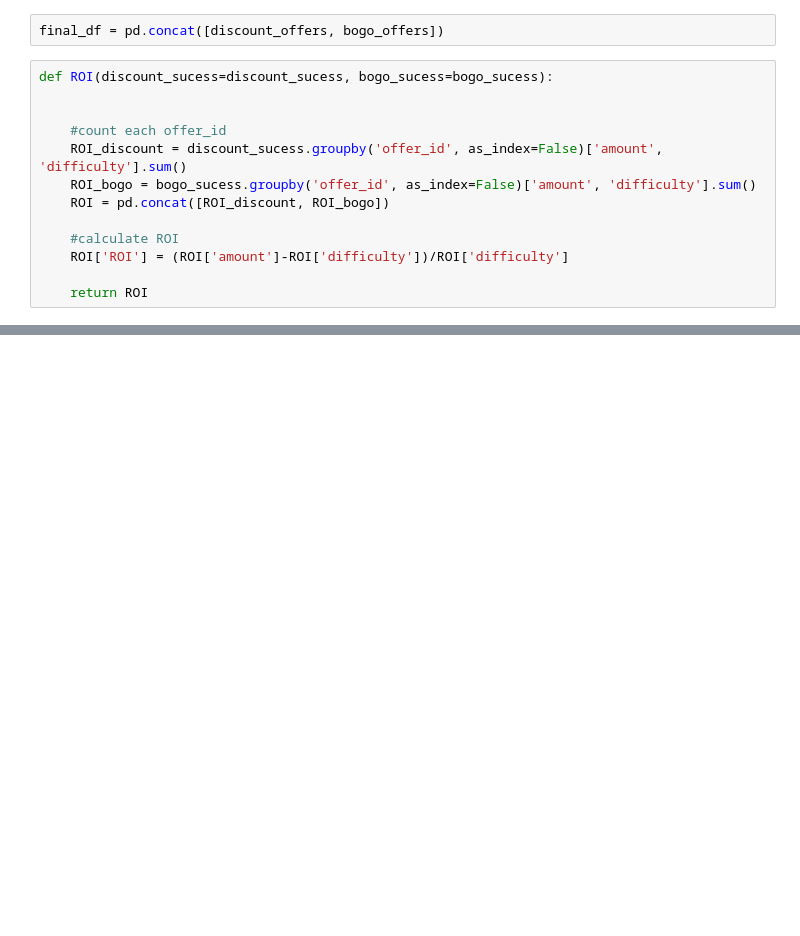
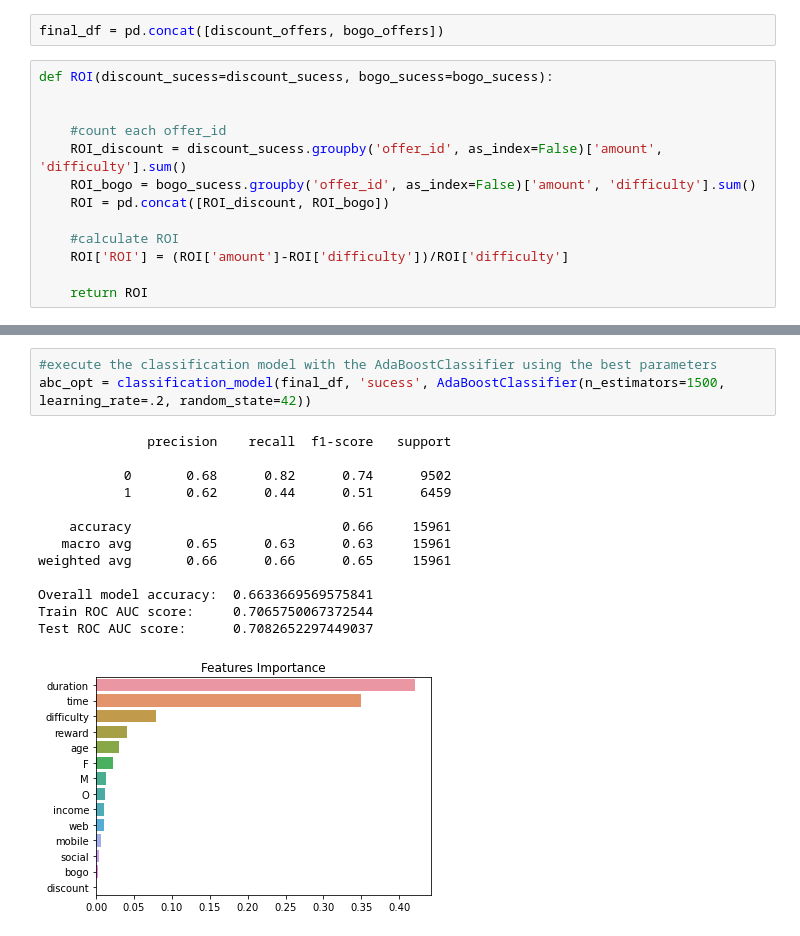
Before and after one commit to matsuch/Capstone-Project-Starbucks, a Jupyter notebook: Starbucks_Capstone_notebook.ipynb, the cells around one changed output, grey strips where cells are left out. Drawn from its saved outputs; the diff is of its cells as text; blank space fills up the shorter version.

```diff
--- a/Starbucks_Capstone_notebook.ipynb
+++ b/Starbucks_Capstone_notebook.ipynb
@@ -858,0 +983,17 @@ Test ROC AUC score:      0.6607554987692285
+# %%
+#execute the classification model with the AdaBoostClassifier using the best parameters
+abc_opt = classification_model(final_df, 'sucess', AdaBoostClassifier(n_estimators=1500, learning_rate=.2, random_state=42))
+# %% [output]
+              precision    recall  f1-score   support
+
+           0       0.68      0.82      0.74      9502
+           1       0.62      0.44      0.51      6459
+
+    accuracy                           0.66     15961
+   macro avg       0.65      0.63      0.63     15961
+weighted avg       0.66      0.66      0.65     15961
+
+Overall model accuracy:  0.6633669569575841
+Train ROC AUC score:     0.7065750067372544
+Test ROC AUC score:      0.7082652297449037
+[figure, added]
```
Also changed, not shown: parts of 24 cells of this notebook.
